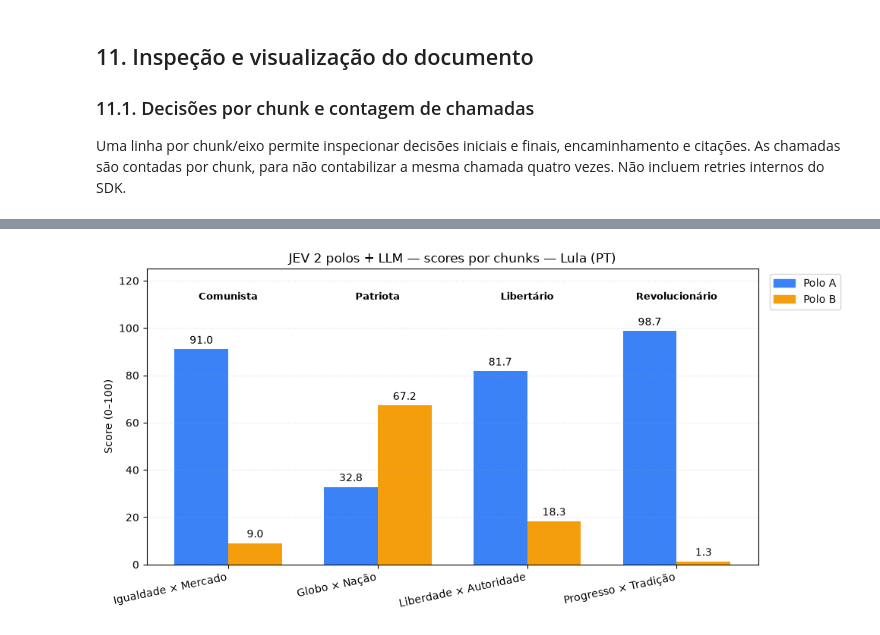
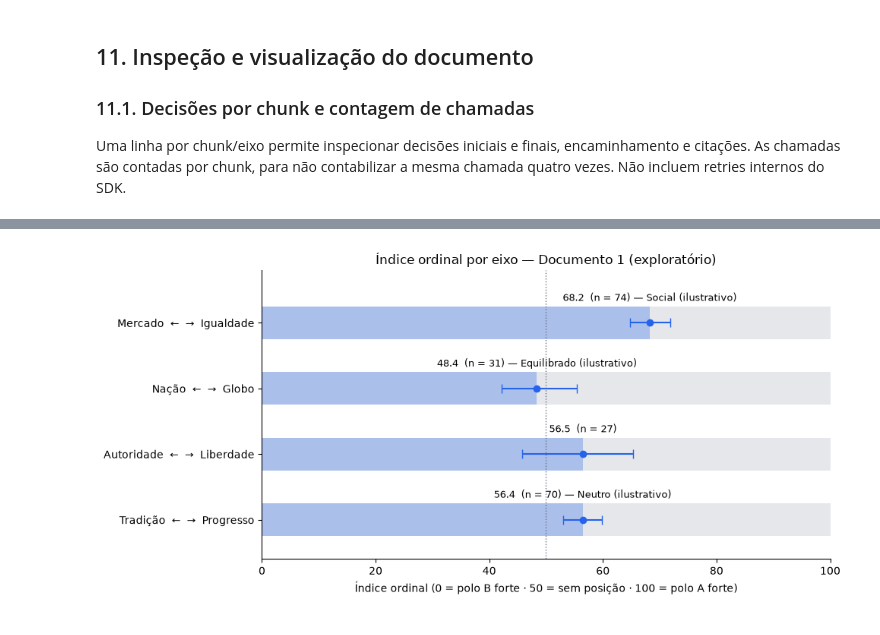
Before and after one commit to micaelol12/TCC, a Jupyter notebook: Pipeline_JEV_2_Polos_LLM.ipynb, the cells around one changed output, grey strips where cells are left out. Saved outputs shown, nothing was run; the diff lists cells and outputs as text; code cells hidden in the pictures.

```diff
--- a/Pipeline_JEV_2_Polos_LLM.ipynb
+++ b/Pipeline_JEV_2_Polos_LLM.ipynb
@@ -1050,6 +1482,7 @@ Para analisar outro documento, substitua o conteúdo de `proposta_texto` por uma
 string com seu texto. Nenhum carregamento externo é necessário.
 # %%
 DOCUMENTO_NOME = 'Lula (PT)'
+ROTULO_FIGURA = 'Documento 1'  # identificador cego usado nas figuras
 proposta_texto = plano_lula['md']
 # %% [markdown]
 ### 10.2. Segmentação e agregação
@@ -1137,6 +1609,7 @@ resultado_documento["config_chunks"] = deepcopy(CONFIG_CHUNKS)
 resultado_documento["documento"] = {
     "nome": DOCUMENTO_NOME,
     "fonte": PLANO_GOVERNO_PATH,
+    "rotulo_figura": ROTULO_FIGURA,
 }
 display(resultado_documento["cobertura"].round(4))
 # %% [output]
@@ -1176,17 +1649,17 @@ for execucao, documento in enumerate([resultado_documento], start=1):
                 "eixo": eixo,
                 "relevância JEV": jev["relevante"],
                 "probabilidade relevância JEV": jev["probabilities_relevancia"]["A"],
-                "polaridade JEV": jev["classe"],
-                "score JEV (0–100)": jev["score_8values"],
-                "confiança score JEV": jev["confidence_score"],
-                "margem score JEV": jev["margem_score"],
+                "nível JEV": jev["nivel"],
+                "confiança nível JEV": jev["confianca_nivel"],
+                "P(polo A) JEV": jev["p_polo_A"],
+                "P(sem posição) JEV": jev["p_sem_posicao"],
                 "relevância final": final["relevante"],
-                "polaridade final": final["classe"],
-                "score final (0–100)": final["score_8values"],
+                "nível final": final["nivel"],
+                "valor final (0–100)": final["valor_0_100"],
                 "status final": final["status"],
                 "método final": final["metodo"],
                 "modelo final": final["modelo"],
-                "LLM ativado no eixo": final["metodo"] == "llm_2_polos",
+                "LLM ativado no eixo": final["metodo"] == "llm_ordinal",
                 "motivo encaminhamento": "; ".join(chunk["motivos_fallback"][eixo]),
                 "evidência LLM": final["evidencia"],
                 "evidência verificada": final["evidencia_verificada"],
@@ -1199,6 +1672,7 @@ resumo_chamadas_jev_score = pd.DataFrame(linhas_chamadas_jev_score)
 display(resultado_documento_jev_score.round(4))
 # Contagem por execução, evitando contar a mesma chamada uma vez por eixo.
 # Não inclui eventuais retries internos do SDK.
-
 display(resumo_chamadas_jev_score)
+# Status por eixo, inclusive evidências não verificadas e trechos sem posição.
+display(resultado_documento_jev_score.groupby("eixo")["status final"].value_counts().unstack(fill_value=0))
 # %% [output]
@@ -1244,44 +1740,51 @@ def rotulo_8values(val: float, labels: list[str]) -> str:
 # %%
-def grafico_scores_documento(documento):
-    scores = documento["scores"]
-    pares = list(MAPA_SCORE_CASCATA.values())
-    nomes = [
-        "Igualdade × Mercado", "Globo × Nação",
-        "Liberdade × Autoridade", "Progresso × Tradição",
-    ]
-    listas_rotulos = [ECON_ARRAY, DIPL_ARRAY, GOVT_ARRAY, SCTY_ARRAY]
-    rotulos = [
-        rotulo_8values(scores[a], lista) if scores[a] is not None else "Sem evidência"
-        for (a, b), lista in zip(pares, listas_rotulos)
-    ]
-    documento["labels"] = rotulos
-    fig, ax = plt.subplots(figsize=(10, 5))
-    for i, (a, b) in enumerate(pares):
-        if scores[a] is None:
-            ax.text(i, 5, "Sem posição observada", ha="center", rotation=90)
+def grafico_indice_documento(documento, rotulo_documento):
+    tabela = documento["cobertura"].set_index("eixo")
+    polos = {"economic": ("Mercado", "Igualdade"), "diplomatic": ("Nação", "Globo"),
+             "state": ("Autoridade", "Liberdade"), "society": ("Tradição", "Progresso")}
+    listas = dict(zip(MAPA_SCORE_CASCATA, [ECON_ARRAY, DIPL_ARRAY, GOVT_ARRAY, SCTY_ARRAY]))
+    eixos = list(MAPA_SCORE_CASCATA)
+    fig, ax = plt.subplots(figsize=(10, 4.8))
+    rotulos_y = []
+    for i, eixo in enumerate(eixos):
+        y = len(eixos) - 1 - i
+        linha = tabela.loc[eixo]
+        polo_b, polo_a = polos[eixo]
+        rotulos_y.append((y, f"{polo_b}  ←  →  {polo_a}"))
+        ax.barh(y, 100, height=0.5, color="#e5e7eb", zorder=0)
+        indice = linha["índice A"]
+        if indice is None or pd.isna(indice):
+            ax.text(50, y, "sem trechos com nível", ha="center", va="center", fontsize=9, style="italic")
             continue
-        barras_a = ax.bar(i - 0.18, scores[a], 0.36, color="#3b82f6",
-                          label="Polo A" if i == 0 else None)
-        barras_b = ax.bar(i + 0.18, scores[b], 0.36, color="#f59e0b",
-                          label="Polo B" if i == 0 else None)
-        ax.bar_label(barras_a, fmt="%.1f", padding=3)
-        ax.bar_label(barras_b, fmt="%.1f", padding=3)
-    for i, rotulo in enumerate(rotulos):
-        ax.text(i, 112, rotulo, ha="center", fontsize=9, fontweight="bold")
-    ax.set_xticks(range(4), nomes, rotation=12, ha="right")
-    ax.set_ylim(0, 125)
-    ax.set_ylabel("Score (0–100)")
-    ax.set_title(f"JEV 2 polos + LLM — scores por chunks — {DOCUMENTO_NOME}")
-    ax.grid(axis="y", linestyle=":", alpha=0.4)
-    # Legenda explícita mesmo quando o primeiro eixo estiver ausente.
-    from matplotlib.patches import Patch
-    ax.legend(handles=[Patch(color="#3b82f6", label="Polo A"),
-                       Patch(color="#f59e0b", label="Polo B")],
-              loc="upper left", bbox_to_anchor=(1.01, 1))
+        suficiente = bool(linha["evidência suficiente"])
+        cor = "#2563eb" if suficiente else "#9ca3af"
+        ax.barh(y, indice, height=0.5, color=cor, alpha=0.30, zorder=1)
+        inferior, superior = linha["IC95 inferior"], linha["IC95 superior"]
+        if inferior is not None and pd.notna(inferior):
+            ax.errorbar(indice, y, xerr=[[indice - inferior], [superior - indice]],
+                        fmt="o", color=cor, capsize=4, zorder=2)
+        else:
+            ax.plot(indice, y, "o", color=cor, zorder=2)
+        texto = f"{indice:.1f}  (n = {int(linha['chunks com nível'])}"
+        texto += ")" if suficiente else ", evidência insuficiente)"
+        if MOSTRAR_ROTULOS_8VALUES and suficiente:
+            rotulo = rotulo_se_estavel(inferior, superior, listas[eixo])
+            if rotulo:
+                texto += f" — {rotulo}"
+        ax.text(min(max(indice, 12), 88), y + 0.3, texto, ha="center", va="bottom", fontsize=9)
+    ax.axvline(50, color="#6b7280", linestyle=":", linewidth=1)
+    ax.set_xlim(0, 100)
+    ax.set_ylim(-0.6, len(eixos) - 0.2)
+    ax.set_yticks([y for y, _ in rotulos_y], [r for _, r in rotulos_y])
+    ax.set_xlabel("Índice ordinal (0 = polo B forte · 50 = sem posição · 100 = polo A forte)")
+    ax.set_title(f"Índice ordinal por eixo — {rotulo_documento} (exploratório)")
+    for lado in ("top", "right"):
+        ax.spines[lado].set_visible(False)
     fig.tight_layout()
     plt.show()
     return fig
 
-figura_scores_documento = grafico_scores_documento(resultado_documento)
+
+figura_scores_documento = grafico_indice_documento(resultado_documento, ROTULO_FIGURA)
 # %% [output]
-[figure, old version]
+[figure, new version]
```
Also changed, not shown: parts of 32 cells of this notebook, 2 other files.
